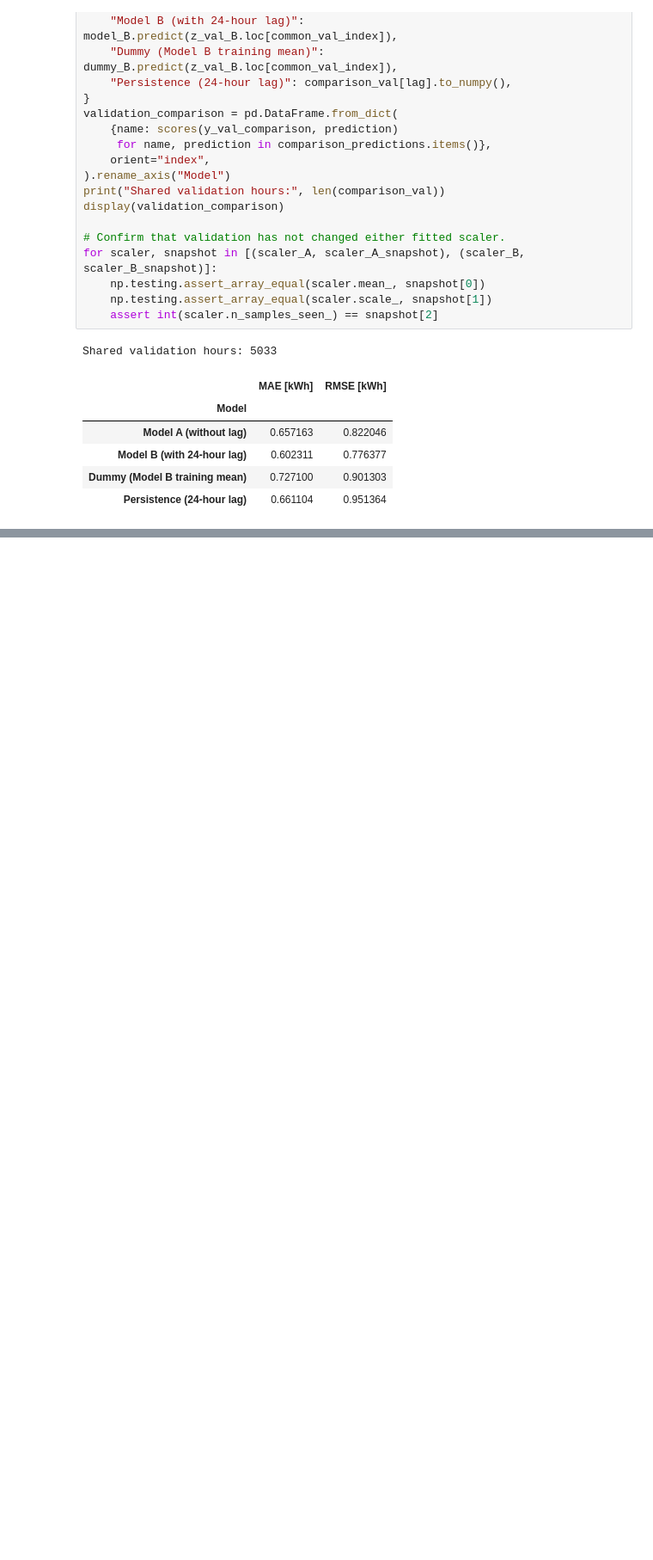
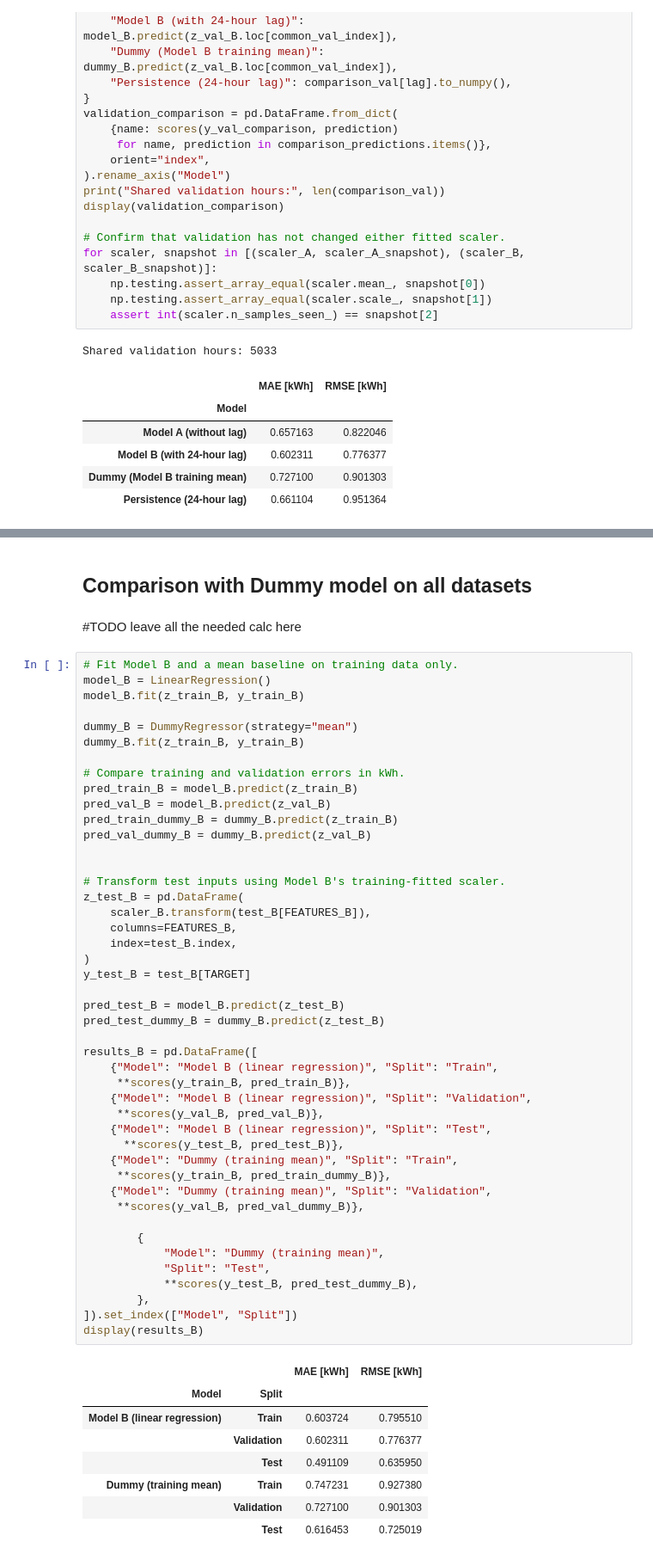
Before and after one commit to angiee99/Household-Power-Consumption-Prediction, a Jupyter notebook: project.ipynb, the cells around one changed output, grey strips where cells are left out. Shown at 86% size. Cells and saved outputs as stored; diff of their text form; blank space fills up the shorter version.

Commit message:
Run models on test

```diff
--- a/project.ipynb
+++ b/project.ipynb
@@ -803,0 +853,58 @@ Shared validation hours: 5033
+# %% [markdown]
+## Comparison with Dummy model on all datasets
+# %% [markdown]
+#TODO leave all the needed calc here
+# %%
+# Fit Model B and a mean baseline on training data only.
+model_B = LinearRegression()
+model_B.fit(z_train_B, y_train_B)
+
+dummy_B = DummyRegressor(strategy="mean")
+dummy_B.fit(z_train_B, y_train_B)
+
+# Compare training and validation errors in kWh.
+pred_train_B = model_B.predict(z_train_B)
+pred_val_B = model_B.predict(z_val_B)
+pred_train_dummy_B = dummy_B.predict(z_train_B)
+pred_val_dummy_B = dummy_B.predict(z_val_B)
+
+
+# Transform test inputs using Model B's training-fitted scaler.
+z_test_B = pd.DataFrame(
+    scaler_B.transform(test_B[FEATURES_B]),
+    columns=FEATURES_B,
+    index=test_B.index,
+)
+y_test_B = test_B[TARGET]
+
+pred_test_B = model_B.predict(z_test_B)
+pred_test_dummy_B = dummy_B.predict(z_test_B)
+
+results_B = pd.DataFrame([
+    {"Model": "Model B (linear regression)", "Split": "Train",
+     **scores(y_train_B, pred_train_B)},
+    {"Model": "Model B (linear regression)", "Split": "Validation",
+     **scores(y_val_B, pred_val_B)},
+    {"Model": "Model B (linear regression)", "Split": "Test",
+      **scores(y_test_B, pred_test_B)},
+    {"Model": "Dummy (training mean)", "Split": "Train",
+     **scores(y_train_B, pred_train_dummy_B)},
+    {"Model": "Dummy (training mean)", "Split": "Validation",
+     **scores(y_val_B, pred_val_dummy_B)},
+
+        {
+            "Model": "Dummy (training mean)",
+            "Split": "Test",
+            **scores(y_test_B, pred_test_dummy_B),
+        },
+]).set_index(["Model", "Split"])
+display(results_B)
+# %% [output]
+|  |  | MAE [kWh] | RMSE [kWh] |
+| Model | Split |  |  |
+| Model B (linear regression) | Train | 0.603724 | 0.795510 |
+|  | Validation | 0.602311 | 0.776377 |
+|  | Test | 0.491109 | 0.635950 |
+| Dummy (training mean) | Train | 0.747231 | 0.927380 |
+|  | Validation | 0.727100 | 0.901303 |
+|  | Test | 0.616453 | 0.725019 |
```
Also changed, not shown: parts of 8 cells of this notebook.
